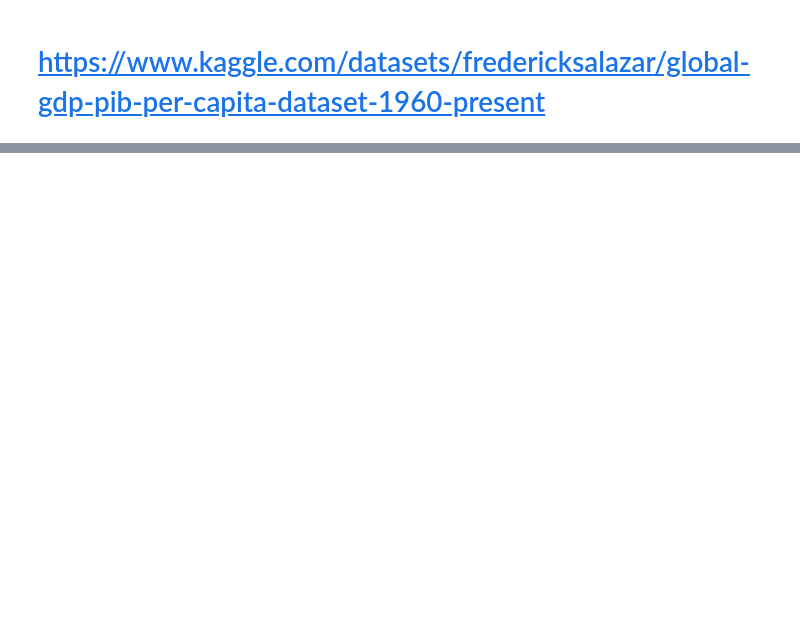
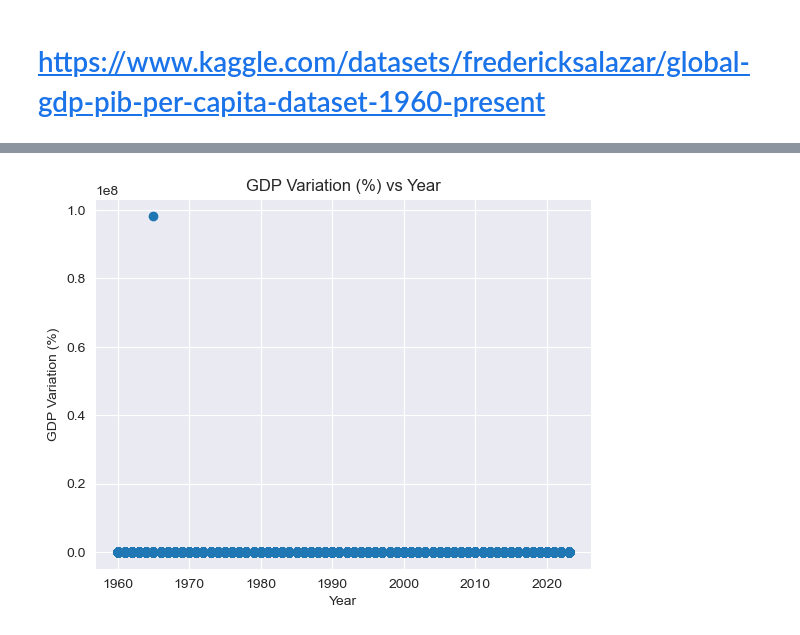
Before and after one commit to ZygimantasB/scikit-learn_training, a Jupyter notebook: Global GDP-PIB per Capita Dataset/train.ipynb, the cells around one changed output, grey strips where cells are left out. Drawn from its saved outputs; the diff is of its cells as text; code cells hidden in the pictures; blank space fills up the shorter version.

```diff
--- a/Global GDP-PIB per Capita Dataset/train.ipynb
+++ b/Global GDP-PIB per Capita Dataset/train.ipynb
@@ -40,0 +33,2 @@ shape: (13_760, 10)
+# %%
+X = df.select(cs.exclude('gdp_per_capita'))
@@ -40,0 +111,8 @@ shape: (13_760, 10)
+# %%
+plt.scatter(X['year'], X['gdp_variation'])
+plt.xlabel('Year')
+plt.ylabel('GDP Variation (%)')
+plt.title('GDP Variation (%) vs Year')
+plt.show()
+# %% [output]
+[figure, added]
```
Also changed, not shown: parts of 49 cells of this notebook.
